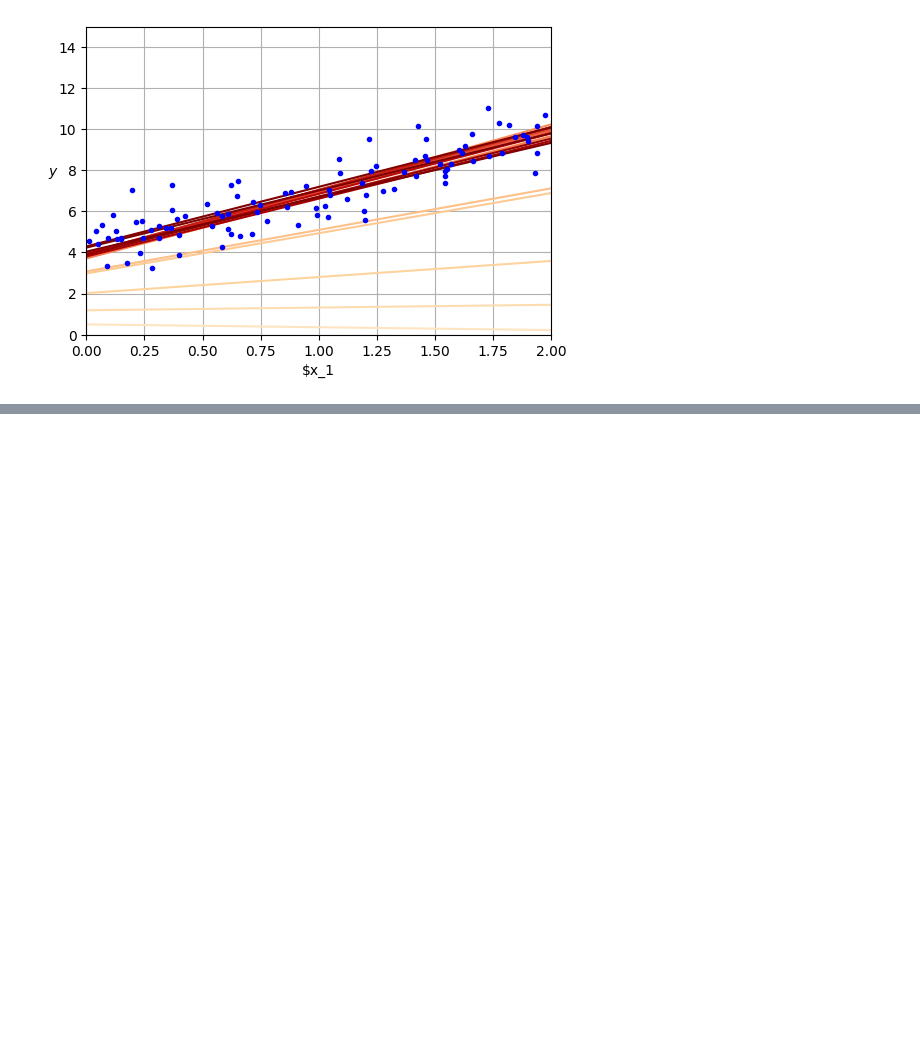
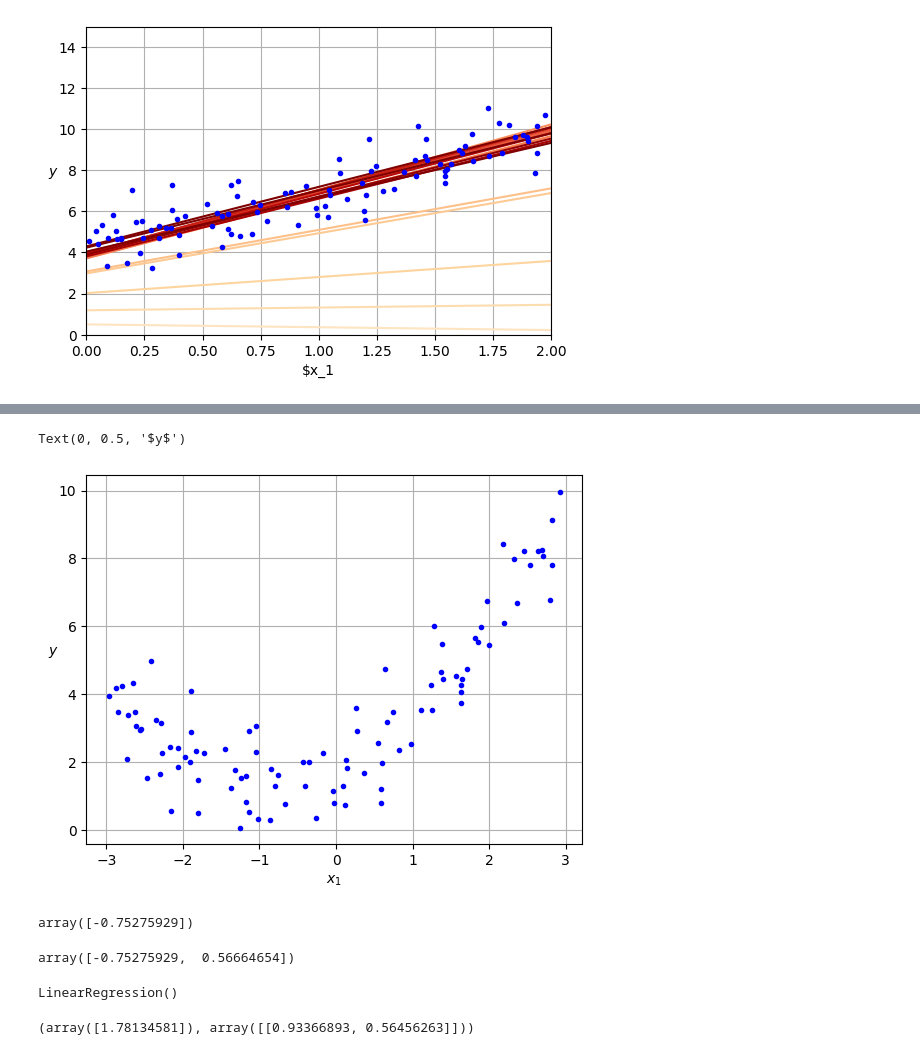
Before and after one commit to ArezooAalipanah/machine_learning3, a Jupyter notebook: HML3_Ch4.ipynb, the cells around one changed output, grey strips where cells are left out. Saved outputs shown, nothing was run; the diff lists cells and outputs as text; code cells hidden in the pictures; blank space fills up the shorter version.

```diff
--- a/HML3_Ch4.ipynb
+++ b/HML3_Ch4.ipynb
@@ -276,0 +383,8 @@ plt.grid()
+# %%
+plt.plot(X, y, "b.")
+plt.grid()
+plt.xlabel("$x_1$")
+plt.ylabel("$y$", rotation = 0)
+# %% [output]
+Text(0, 0.5, '$y$')
+[figure, added]
@@ -276,0 +395,19 @@ plt.grid()
+# %%
+X[0]
+# %% [output]
+array([-0.75275929])
+# %%
+X_poly[0]
+# %% [output]
+array([-0.75275929,  0.56664654])
+# %%
+#X_poly now contains the original feature of X plus the square of this feature
+#can fit a LinearRegression model to this extended training data
+line_reg = LinearRegression()
+lin_reg.fit(X_poly, y)
+# %% [output]
+LinearRegression()
+# %%
+lin_reg.intercept_ , lin_reg.coef_
+# %% [output]
+(array([1.78134581]), array([[0.93366893, 0.56456263]]))
```
Also changed, not shown: parts of 15 cells of this notebook.
